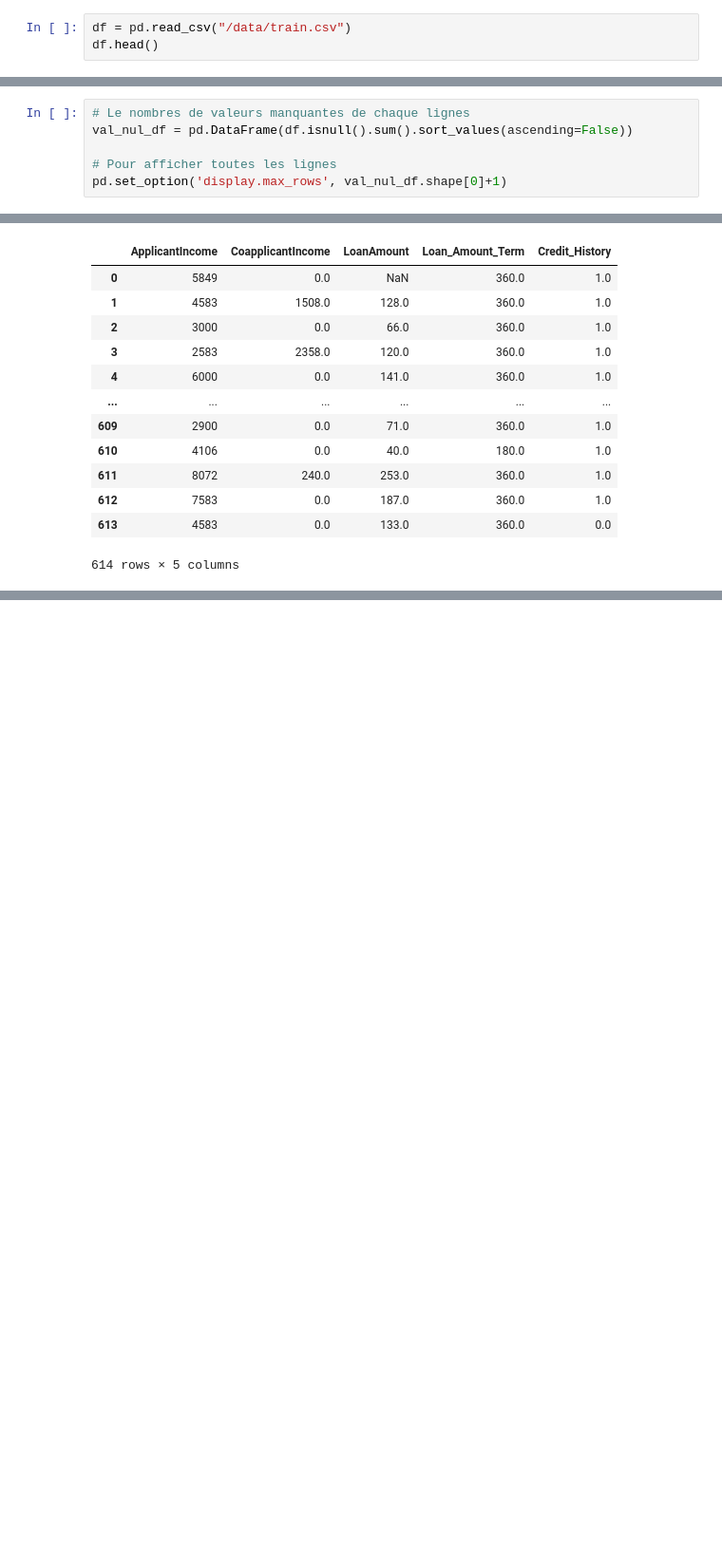
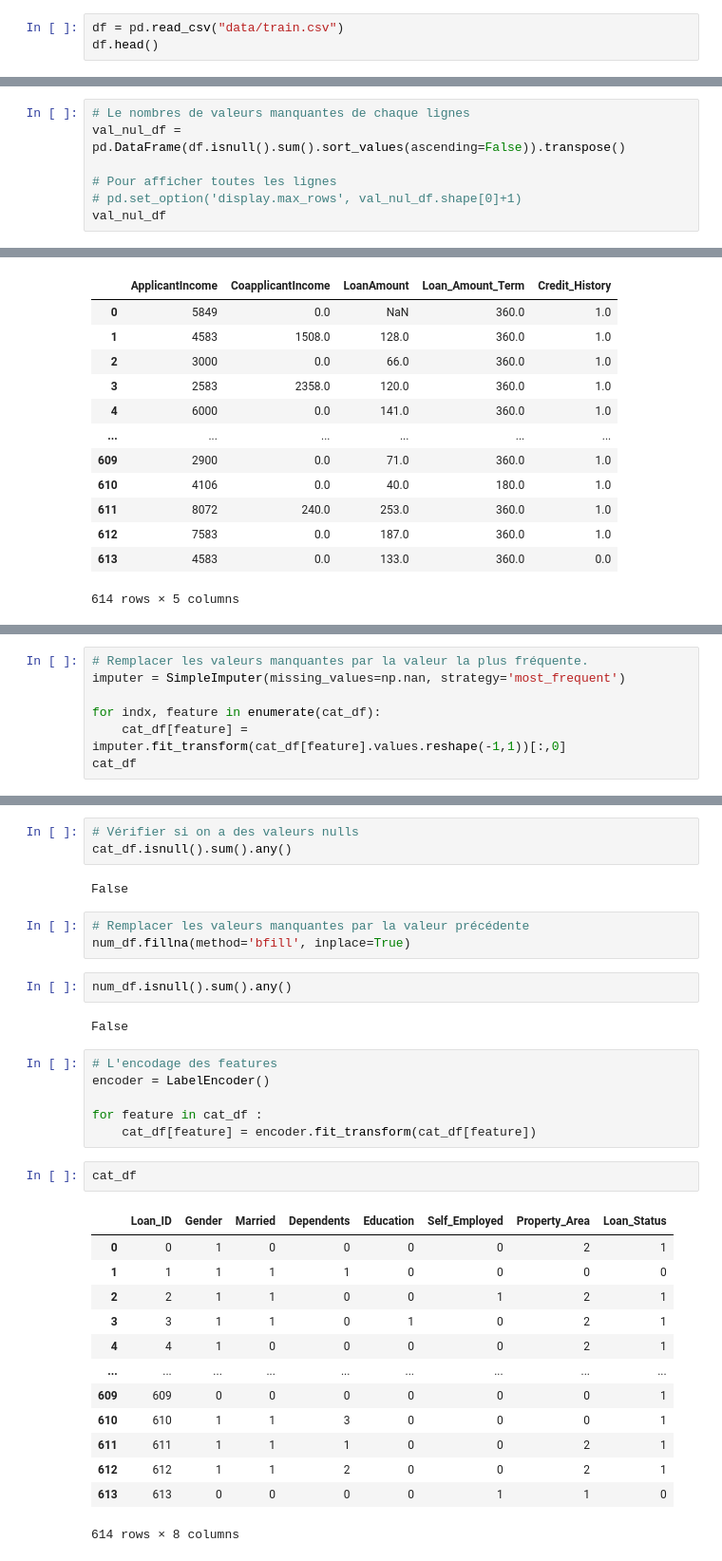
Before and after one commit to KAHINA-ABBAD/-Bank-credit, a Jupyter notebook: Loan_model.ipynb, the cells around one changed output, grey strips where cells are left out. Shown at 95% size. Drawn from its saved outputs; the diff is of its cells as text; blank space fills up the shorter version.

Commit message:
Data préparation

```diff
--- a/Loan_model.ipynb
+++ b/Loan_model.ipynb
@@ -8,5 +13,5 @@ import pickle
 # %%
-df = pd.read_csv("/data/train.csv")
+df = pd.read_csv("data/train.csv")
 df.head()
 # %% [output]
 |  | Loan_ID | Gender | Married | Dependents | Education | Self_Employed | ApplicantIncome | CoapplicantIncome | ... |
@@ -66,7 +72,8 @@ dtypes: float64(4), int64(1), object(8)
 memory usage: 62.5+ KB
 # %%
 # Le nombres de valeurs manquantes de chaque lignes
-val_nul_df = pd.DataFrame(df.isnull().sum().sort_values(ascending=False))
+val_nul_df = pd.DataFrame(df.isnull().sum().sort_values(ascending=False)).transpose()
 
 # Pour afficher toutes les lignes
-pd.set_option('display.max_rows', val_nul_df.shape[0]+1)
+# pd.set_option('display.max_rows', val_nul_df.shape[0]+1)
+val_nul_df
@@ -147,0 +175,7 @@ num_df
+# %%
+# Remplacer les valeurs manquantes par la valeur la plus fréquente.
+imputer = SimpleImputer(missing_values=np.nan, strategy='most_frequent')
+
+for indx, feature in enumerate(cat_df):
+    cat_df[feature] = imputer.fit_transform(cat_df[feature].values.reshape(-1,1))[:,0]
+cat_df
@@ -147,0 +196,34 @@ num_df
+# %%
+# Vérifier si on a des valeurs nulls
+cat_df.isnull().sum().any()
+# %% [output]
+False
+# %%
+# Remplacer les valeurs manquantes par la valeur précédente
+num_df.fillna(method='bfill', inplace=True)
+# %%
+num_df.isnull().sum().any()
+# %% [output]
+False
+# %%
+# L'encodage des features
+encoder = LabelEncoder()
+
+for feature in cat_df :
+    cat_df[feature] = encoder.fit_transform(cat_df[feature])
+# %%
+cat_df
+# %% [output]
+|  | Loan_ID | Gender | Married | Dependents | Education | Self_Employed | Property_Area | Loan_Status |
+| 0 | 0 | 1 | 0 | 0 | 0 | 0 | 2 | 1 |
+| 1 | 1 | 1 | 1 | 1 | 0 | 0 | 0 | 0 |
+| 2 | 2 | 1 | 1 | 0 | 0 | 1 | 2 | 1 |
+| 3 | 3 | 1 | 1 | 0 | 1 | 0 | 2 | 1 |
+| 4 | 4 | 1 | 0 | 0 | 0 | 0 | 2 | 1 |
+| ... | ... | ... | ... | ... | ... | ... | ... | ... |
+| 609 | 609 | 0 | 0 | 0 | 0 | 0 | 0 | 1 |
+| 610 | 610 | 1 | 1 | 3 | 0 | 0 | 0 | 1 |
+| 611 | 611 | 1 | 1 | 1 | 0 | 0 | 2 | 1 |
+| 612 | 612 | 1 | 1 | 2 | 0 | 0 | 2 | 1 |
+| 613 | 613 | 0 | 0 | 0 | 0 | 1 | 1 | 0 |
+614 rows × 8 columns
```
Also changed, not shown: parts of 16 cells of this notebook.
